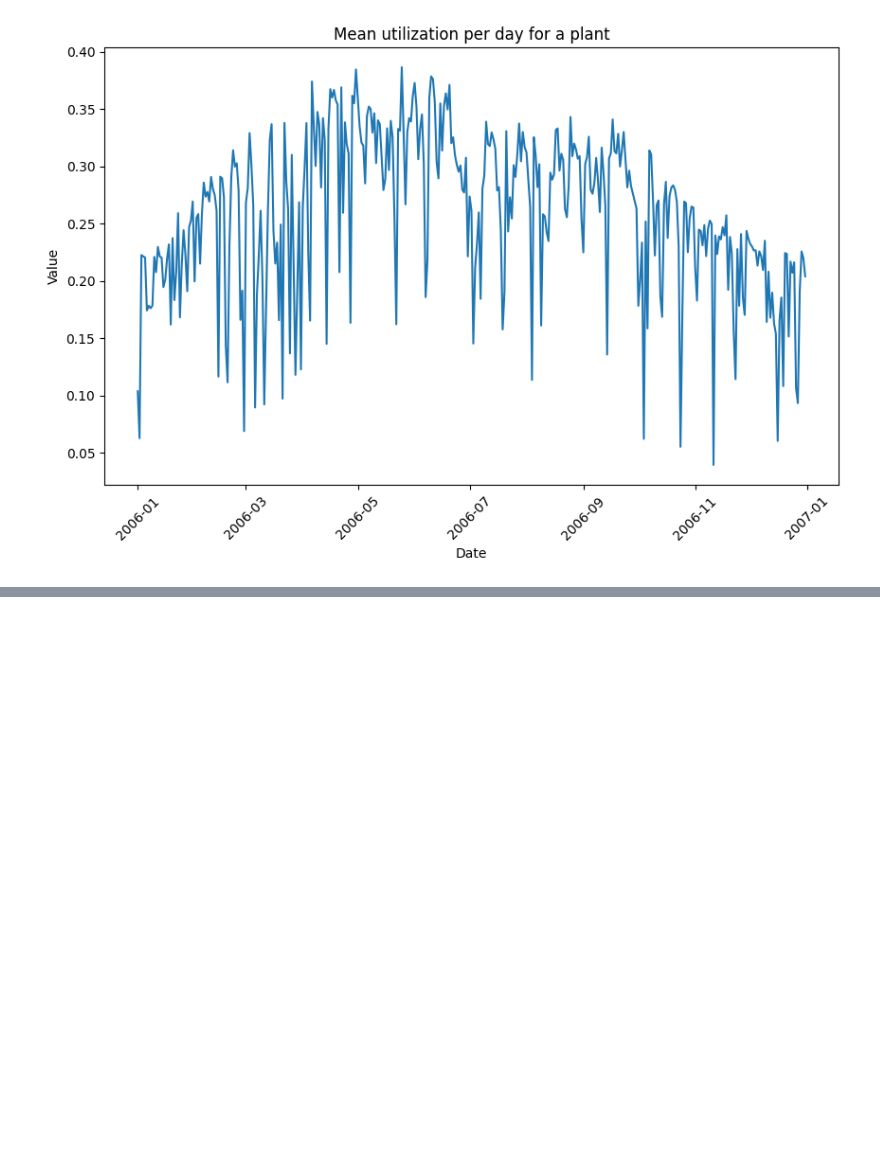
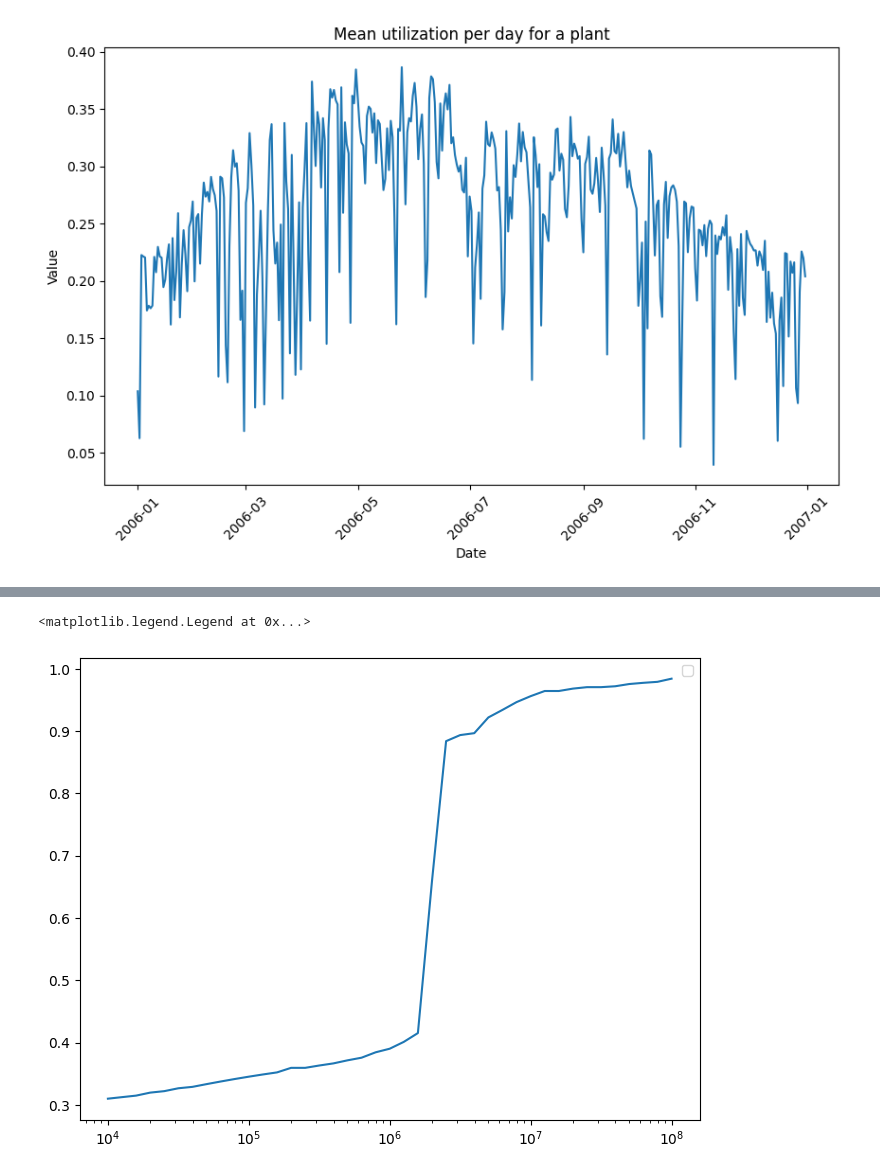
Before and after one commit to alecchendev/solar, a Jupyter notebook: solar_modeling.ipynb, the cells around one changed output, grey strips where cells are left out. Drawn from its saved outputs; the diff is of its cells as text; code cells hidden in the pictures; blank space fills up the shorter version.

Commit message:
Reproduce minimized capex costs

```diff
--- a/solar_modeling.ipynb
+++ b/solar_modeling.ipynb
@@ -673,0 +994,4 @@ Wall time: 2.94 s
+# %%
+%%time
+result = find_minimum_system_cost_parallel(200_000, 200_000, 10_000, 1, df["power_mw"] / row["capacity_mw"])
+result
@@ -673,0 +1014,10 @@ Wall time: 2.94 s
+# %%
+columns = ["solar cost $/MW", "battery cost $/MWh",
+"load cost $/MW", "arraysize (MW)", "battery size (MWh)",
+"load size (1 MW by definition)", "array cost $", "battery cost $",
+"load cost $ (all normalized to 1 MW)", "total power system cost $",
+"total system cost $", "total system cost per utilization",
+"battery size relative to 1 MW array", "load size relative to 1 MW array",
+"annual battery utilization", "annual load utilization"]
+output_df = pd.DataFrame(columns=columns)
+output_df.head()
@@ -673,0 +1026,3 @@ Wall time: 2.94 s
+# %%
+new_result = sum(result, [])
+pd.concat([output_df, pd.DataFrame([{col: res for col, res in zip(columns, new_result)}])])
@@ -673,0 +1032,7 @@ Wall time: 2.94 s
+# %%
+%%time
+for i in np.arange(0, 4.1, 0.1):
+    result = find_minimum_system_cost_parallel(200_000, 200_000, 10_000 * 10 ** i, 1, df["power_mw"] / row["capacity_mw"])
+    new_result = sum(result, [])
+    output_df = pd.concat([output_df, pd.DataFrame([{col: res for col, res in zip(columns, new_result)}])])
+    print("Finished:", 10_000 * 10 ** i)
@@ -673,0 +1077,10 @@ Wall time: 2.94 s
+# %%
+plt.figure(figsize=(8, 6))
+plt.plot(output_df["load cost $/MW"], output_df["annual load utilization"])
+
+# Customize the plot
+plt.xscale('log')
+plt.legend()
+# %% [output]
+<matplotlib.legend.Legend at 0x...>
+[figure, added]
```
Also changed, not shown: parts of 29 cells of this notebook, 1 other file.
